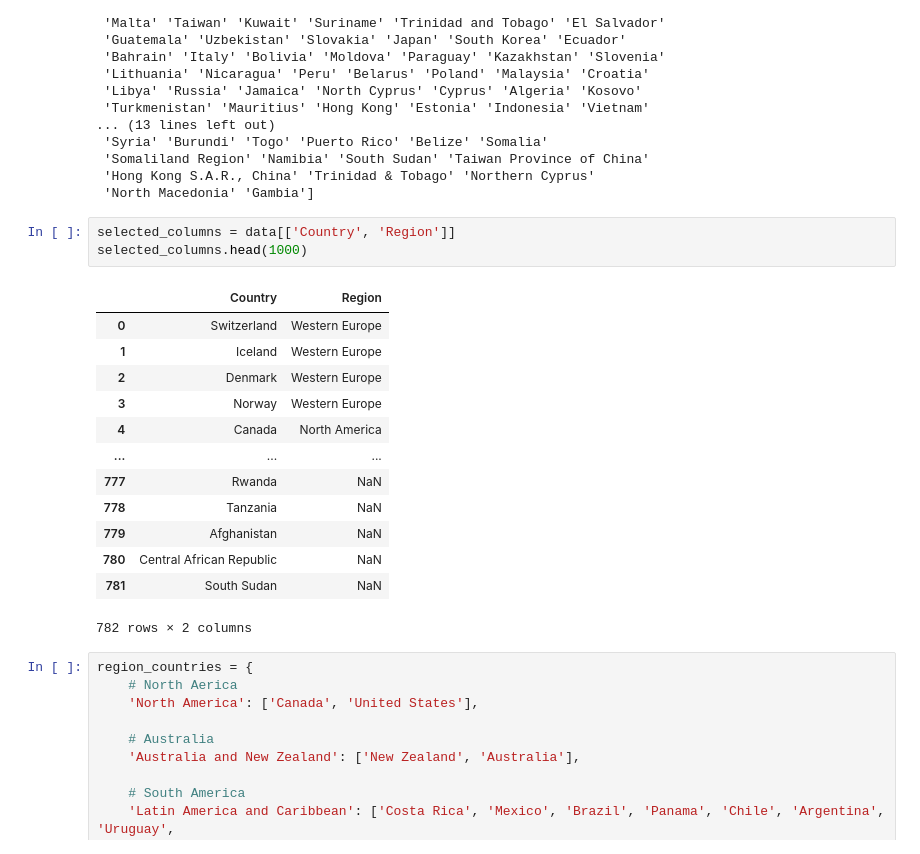
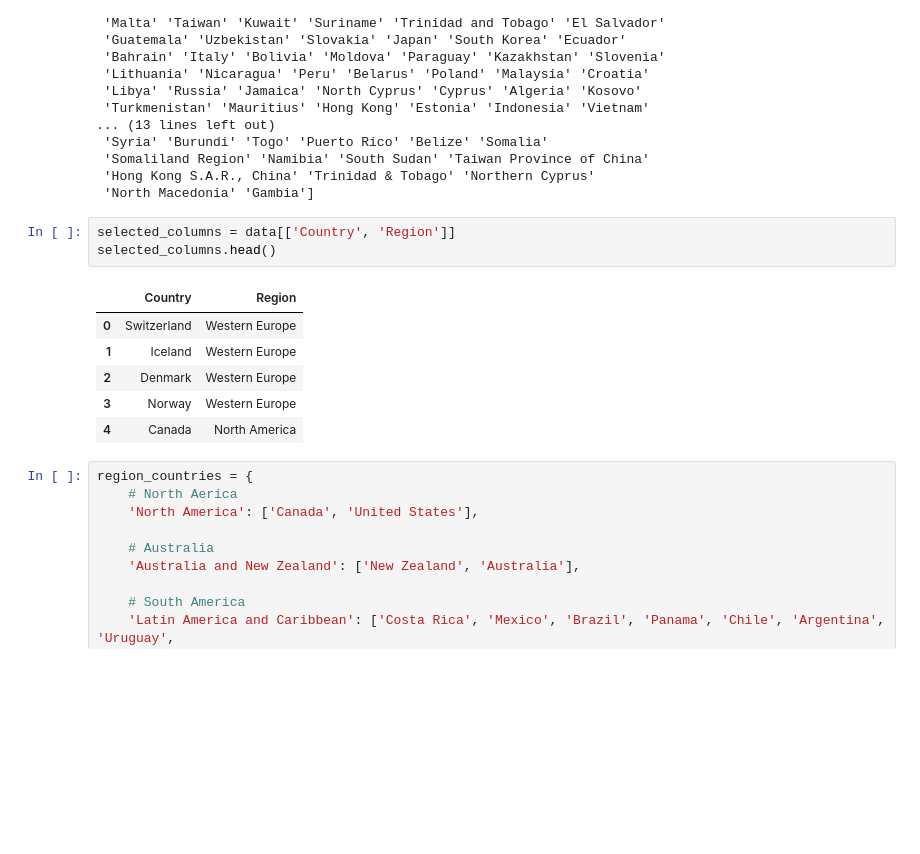
Before and after one commit to RJuanJo/workshop_3, a Jupyter notebook: notebooks/EDA_ModelTraining001.ipynb, the cells around one changed output. Cells and saved outputs as stored; diff of their text form; blank space fills up the shorter version.

```diff
--- a/notebooks/EDA001.ipynb
+++ b/notebooks/EDA_ModelTraining001.ipynb
@@ -260,21 +261,14 @@ print(unique_countries)
  'North Macedonia' 'Gambia']
 # %%
 selected_columns = data[['Country', 'Region']]
-selected_columns.head(1000)
+selected_columns.head()
 # %% [output]
 |  | Country | Region |
 | 0 | Switzerland | Western Europe |
 | 1 | Iceland | Western Europe |
 | 2 | Denmark | Western Europe |
 | 3 | Norway | Western Europe |
 | 4 | Canada | North America |
-| ... | ... | ... |
-| 777 | Rwanda | NaN |
-| 778 | Tanzania | NaN |
-| 779 | Afghanistan | NaN |
-| 780 | Central African Republic | NaN |
-| 781 | South Sudan | NaN |
-782 rows × 2 columns
 # %%
 region_countries = {
     # North Aerica
```
Also changed, not shown: parts of 18 cells of this notebook, 3 other files.
